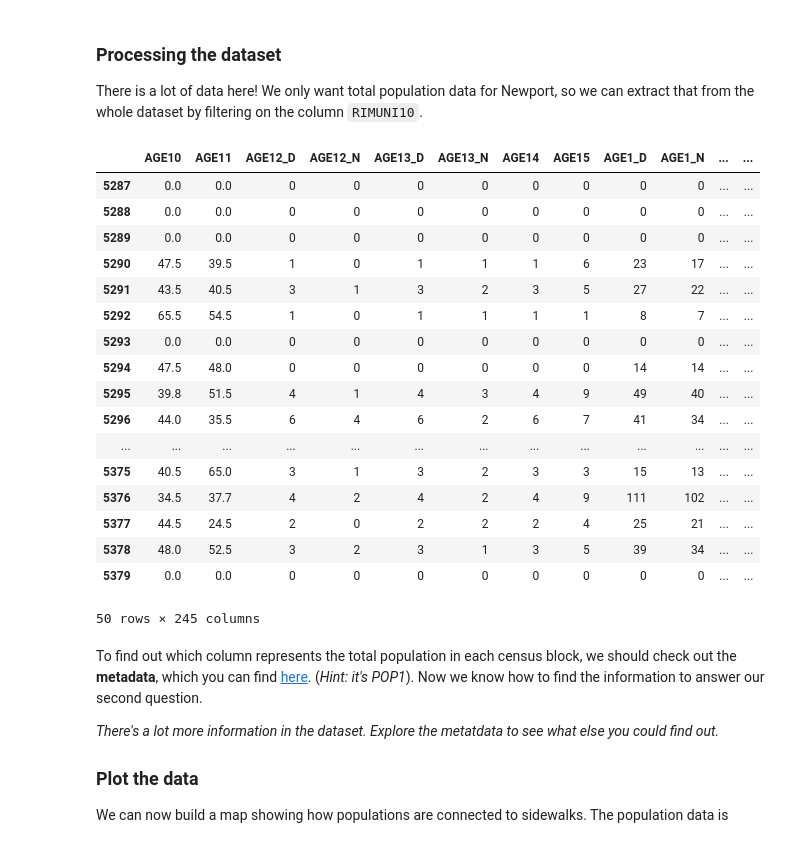
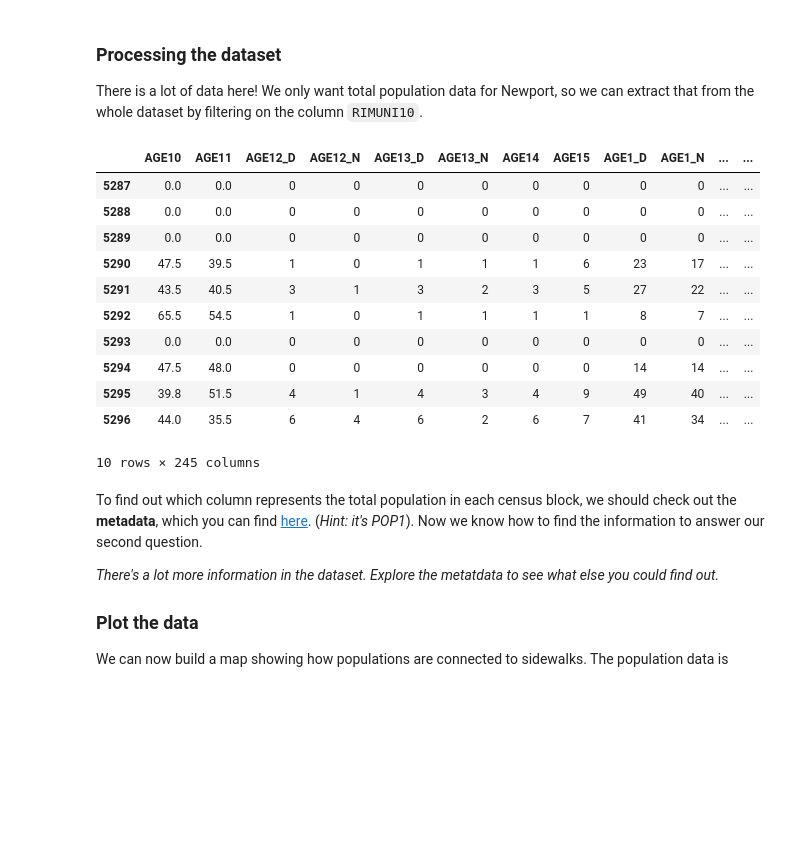
Before and after one commit to NewportDataProject/data-night, a Jupyter notebook: data-by-example.ipynb, the cells around one changed output. Cells and saved outputs as stored; diff of their text form; code cells hidden in the pictures; blank space fills up the shorter version.

```diff
--- a/data-by-example.ipynb
+++ b/data-by-example.ipynb
@@ -70,7 +70,7 @@ We start by using the [requests](http://docs.python-requests.org/en/master/) pac
 # %%
 # read the sidewalk map file from the data portal
-r = requests.get('https://raw.githubusercontent.com/NewportDataPortal/sidewalk-map/development/npt-sidewalks.geojson')
+sidewalk_response = requests.get('https://raw.githubusercontent.com/NewportDataPortal/sidewalk-map/development/npt-sidewalks.geojson')
 
-# look at the raw dataset
-r.json()
+# look at a piece of the raw dataset
+print(str(sidewalk_response.json())[:2000] + " ...")
 # %% [output]
@@ -96,12 +80,12 @@ r.json()
 # %%
 # Nothing to see here, just some hacky python code to get the dataset formatted so it can be read in by geopandas.
 # reference https://gis.stackexchange.com/questions/225586/reading-raw-data-into-geopandas
-b = bytes(r.content)
+b = bytes(sidewalk_response.content)
 with fiona.BytesCollection(b) as f:
     crs = f.crs
-    gdf = gpd.GeoDataFrame.from_features(f, crs=crs)
+    sidewalk_gdf = gpd.GeoDataFrame.from_features(f, crs=crs)
 
 # take a peek at the data
-gdf.head(50)
+sidewalk_gdf[30:40]
 # %% [output]
 |  | geometry | id | name | surface | verified |
@@ -198,28 +164,22 @@ There is a lot of data here!  We only want total population data for Newport, so
 # %%
 # filter and extract Newport city data entries
 newport_census = census_gdf[census_gdf['RIMUNI10']=='Newport city']
 
 # print the first 50 entries
-newport_census.head(50)
+newport_census.head(10)
 # %% [output]
 |  | AGE10 | AGE11 | AGE12_D | AGE12_N | AGE13_D | AGE13_N | AGE14 | AGE15 | AGE1_D | AGE1_N | ... | ... |
 | 5287 | 0.0 | 0.0 | 0 | 0 | 0 | 0 | 0 | 0 | 0 | 0 | ... | ... |
 | 5288 | 0.0 | 0.0 | 0 | 0 | 0 | 0 | 0 | 0 | 0 | 0 | ... | ... |
 | 5289 | 0.0 | 0.0 | 0 | 0 | 0 | 0 | 0 | 0 | 0 | 0 | ... | ... |
 | 5290 | 47.5 | 39.5 | 1 | 0 | 1 | 1 | 1 | 6 | 23 | 17 | ... | ... |
 | 5291 | 43.5 | 40.5 | 3 | 1 | 3 | 2 | 3 | 5 | 27 | 22 | ... | ... |
 | 5292 | 65.5 | 54.5 | 1 | 0 | 1 | 1 | 1 | 1 | 8 | 7 | ... | ... |
 | 5293 | 0.0 | 0.0 | 0 | 0 | 0 | 0 | 0 | 0 | 0 | 0 | ... | ... |
 | 5294 | 47.5 | 48.0 | 0 | 0 | 0 | 0 | 0 | 0 | 14 | 14 | ... | ... |
 | 5295 | 39.8 | 51.5 | 4 | 1 | 4 | 3 | 4 | 9 | 49 | 40 | ... | ... |
 | 5296 | 44.0 | 35.5 | 6 | 4 | 6 | 2 | 6 | 7 | 41 | 34 | ... | ... |
-| ... | ... | ... | ... | ... | ... | ... | ... | ... | ... | ... | ... | ... |
-| 5375 | 40.5 | 65.0 | 3 | 1 | 3 | 2 | 3 | 3 | 15 | 13 | ... | ... |
-| 5376 | 34.5 | 37.7 | 4 | 2 | 4 | 2 | 4 | 9 | 111 | 102 | ... | ... |
-| 5377 | 44.5 | 24.5 | 2 | 0 | 2 | 2 | 2 | 4 | 25 | 21 | ... | ... |
-| 5378 | 48.0 | 52.5 | 3 | 2 | 3 | 1 | 3 | 5 | 39 | 34 | ... | ... |
-| 5379 | 0.0 | 0.0 | 0 | 0 | 0 | 0 | 0 | 0 | 0 | 0 | ... | ... |
-50 rows × 245 columns
+10 rows × 245 columns
 # %% [markdown]
 To find out which column represents the total population in each census block, we should check out the **metadata**, which you can find [here](https://www.arcgis.com/sharing/rest/content/items/7489a7517b8e46728db2a26d9a258c39/info/metadata/metadata.xml?format=default&output=html).  (*Hint: it's POP1*).  Now we know how to find the information to answer our second question.
 
```
Also changed, not shown: parts of 9 cells of this notebook.
